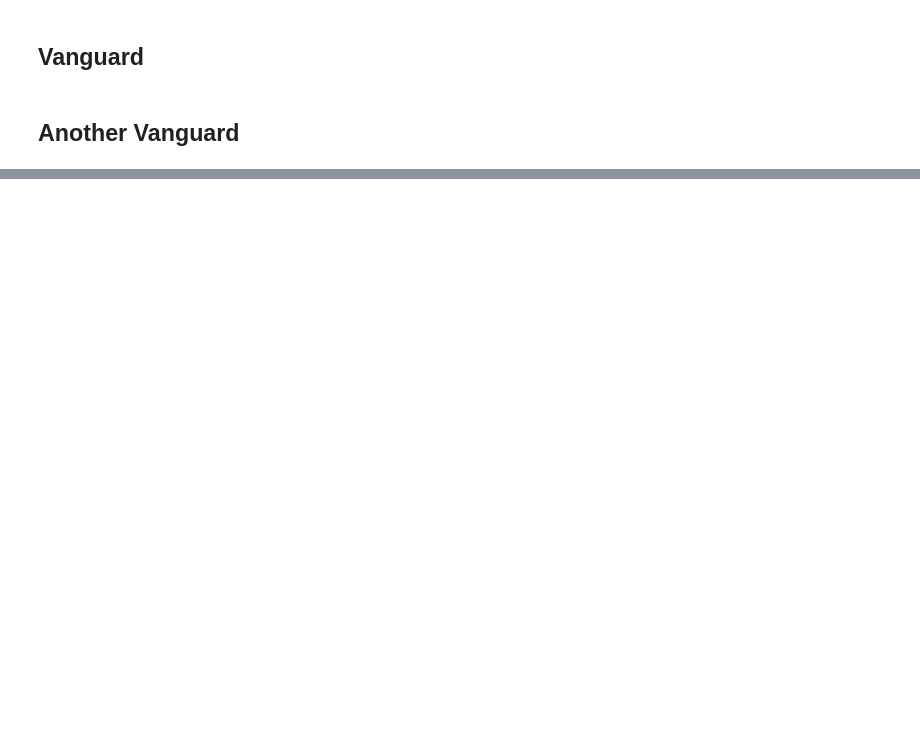
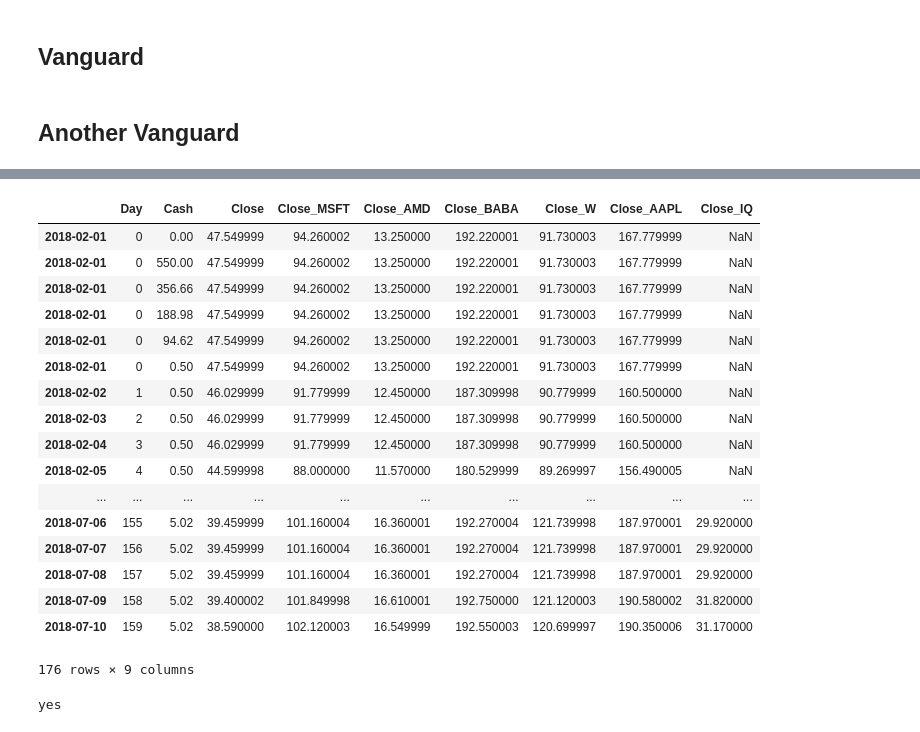
Before and after one commit to ahwkuepper/portfolios, a Jupyter notebook: notebooks/MyPortfolios.ipynb, the cells around one changed output, grey strips where cells are left out. Saved outputs shown, nothing was run; the diff lists cells and outputs as text; code cells hidden in the pictures; blank space fills up the shorter version.

Commit message:
wallet doesn't work yet

```diff
--- a/notebooks/MyPortfolios.ipynb
+++ b/notebooks/MyPortfolios.ipynb
@@ -35,0 +50,2 @@ vg_2.positions()
+# %%
+ts = pd.Series(range(len(date_index)), index=date_index)
@@ -35,0 +58,2 @@ vg_2.positions()
+# %%
+rh.wallet.loc[rh.wallet.Date == '2018-02-01', 'Cash'] = 10
@@ -35,0 +80,6 @@ vg_2.positions()
+# %%
+df = ts.to_frame('Day').join(rh.wallet.set_index('Date'), how='left').fillna(method='ffill')
+# %%
+for security in rh.securities:
+    print(rh.securities[security].ticker)
+    df = df.join(rh.securities[security].data['Close'], how='left', rsuffix='_{}'.format(rh.securities[security].ticker)).fillna(method='ffill')
@@ -35,0 +94,27 @@ vg_2.positions()
+# %%
+df
+# %% [output]
+|  | Day | Cash | Close | Close_MSFT | Close_AMD | Close_BABA | Close_W | Close_AAPL | Close_IQ |
+| 2018-02-01 | 0 | 0.00 | 47.549999 | 94.260002 | 13.250000 | 192.220001 | 91.730003 | 167.779999 | NaN |
+| 2018-02-01 | 0 | 550.00 | 47.549999 | 94.260002 | 13.250000 | 192.220001 | 91.730003 | 167.779999 | NaN |
+| 2018-02-01 | 0 | 356.66 | 47.549999 | 94.260002 | 13.250000 | 192.220001 | 91.730003 | 167.779999 | NaN |
+| 2018-02-01 | 0 | 188.98 | 47.549999 | 94.260002 | 13.250000 | 192.220001 | 91.730003 | 167.779999 | NaN |
+| 2018-02-01 | 0 | 94.62 | 47.549999 | 94.260002 | 13.250000 | 192.220001 | 91.730003 | 167.779999 | NaN |
+| 2018-02-01 | 0 | 0.50 | 47.549999 | 94.260002 | 13.250000 | 192.220001 | 91.730003 | 167.779999 | NaN |
+| 2018-02-02 | 1 | 0.50 | 46.029999 | 91.779999 | 12.450000 | 187.309998 | 90.779999 | 160.500000 | NaN |
+| 2018-02-03 | 2 | 0.50 | 46.029999 | 91.779999 | 12.450000 | 187.309998 | 90.779999 | 160.500000 | NaN |
+| 2018-02-04 | 3 | 0.50 | 46.029999 | 91.779999 | 12.450000 | 187.309998 | 90.779999 | 160.500000 | NaN |
+| 2018-02-05 | 4 | 0.50 | 44.599998 | 88.000000 | 11.570000 | 180.529999 | 89.269997 | 156.490005 | NaN |
+| ... | ... | ... | ... | ... | ... | ... | ... | ... | ... |
+| 2018-07-06 | 155 | 5.02 | 39.459999 | 101.160004 | 16.360001 | 192.270004 | 121.739998 | 187.970001 | 29.920000 |
+| 2018-07-07 | 156 | 5.02 | 39.459999 | 101.160004 | 16.360001 | 192.270004 | 121.739998 | 187.970001 | 29.920000 |
+| 2018-07-08 | 157 | 5.02 | 39.459999 | 101.160004 | 16.360001 | 192.270004 | 121.739998 | 187.970001 | 29.920000 |
+| 2018-07-09 | 158 | 5.02 | 39.400002 | 101.849998 | 16.610001 | 192.750000 | 121.120003 | 190.580002 | 31.820000 |
+| 2018-07-10 | 159 | 5.02 | 38.590000 | 102.120003 | 16.549999 | 192.550003 | 120.699997 | 190.350006 | 31.170000 |
+176 rows × 9 columns
+# %%
+if '2018-07-06' in rh.wallet.Date.to_string():
+    print('yes')
+#    print(rh.wallet.loc[rh.wallet.Date.to_string() == '2018-07-06', 'Cash'])
+# %% [output]
+yes
```
Also changed, not shown: parts of 9 cells of this notebook, 2 other files.
